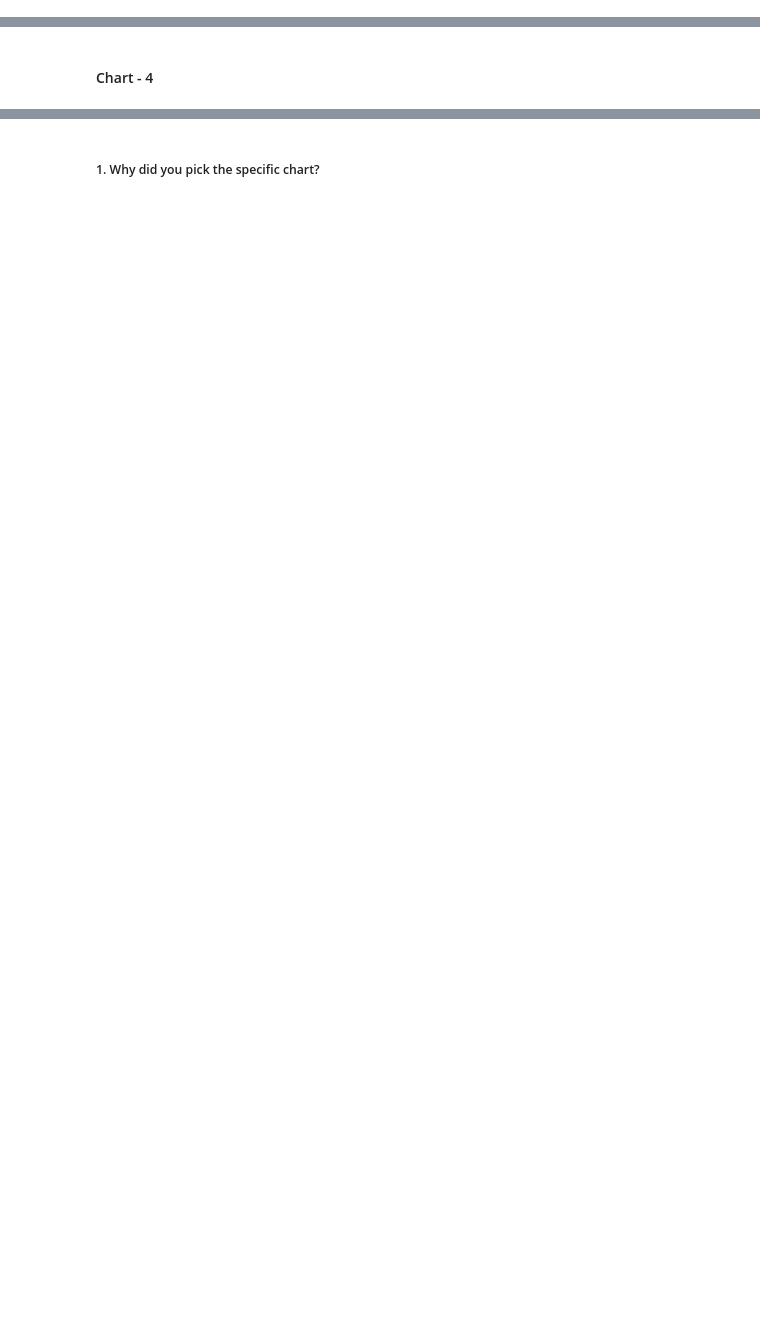
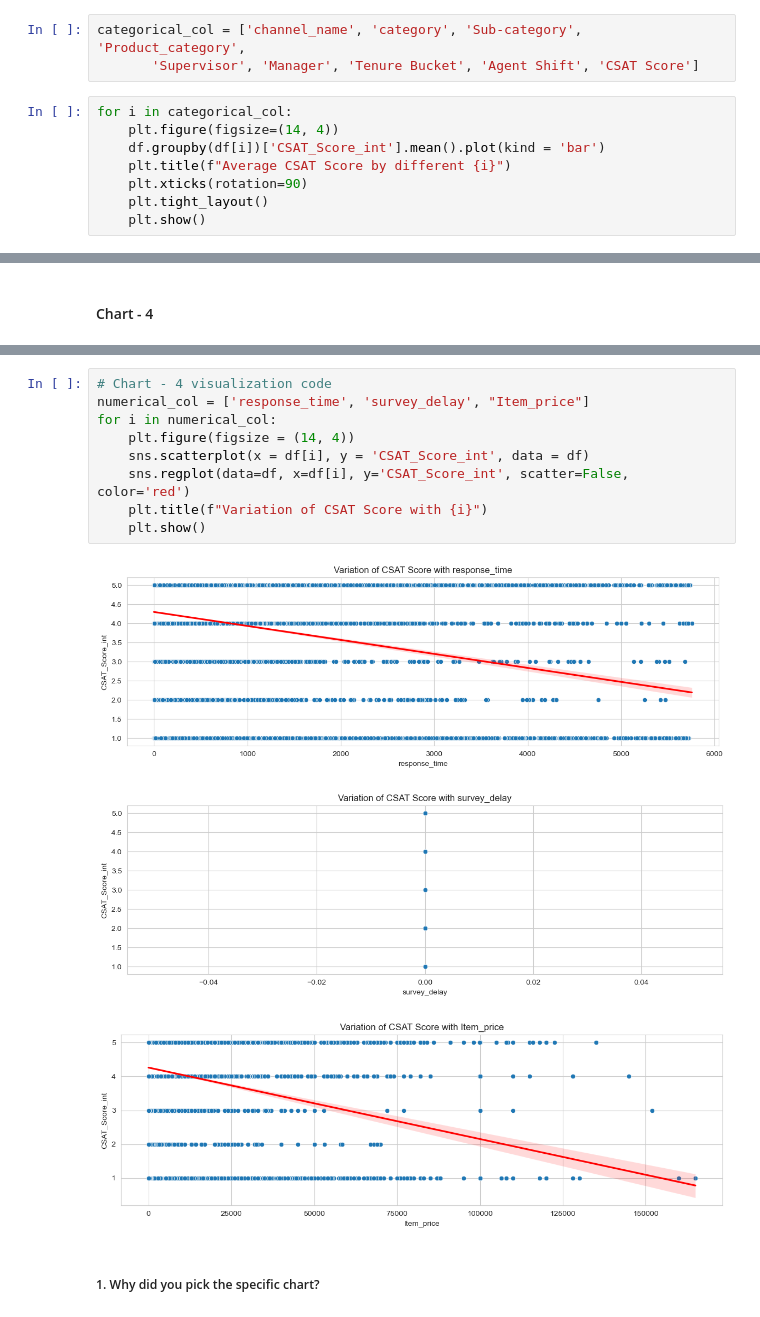
Before and after one commit to Jay-mishra04/Capstone-Project-Deep-Learning-, a Jupyter notebook: CSAT.ipynb, the cells around one changed output, grey strips where cells are left out. Saved outputs shown, nothing was run; the diff lists cells and outputs as text; blank space fills up the shorter version.

```diff
--- a/CSAT.ipynb
+++ b/CSAT.ipynb
@@ -185,0 +855,11 @@ Answer Here
+# %%
+categorical_col = ['channel_name', 'category', 'Sub-category', 'Product_category',
+       'Supervisor', 'Manager', 'Tenure Bucket', 'Agent Shift', 'CSAT Score']
+# %%
+for i in categorical_col:
+    plt.figure(figsize=(14, 4))
+    df.groupby(df[i])['CSAT_Score_int'].mean().plot(kind = 'bar')
+    plt.title(f"Average CSAT Score by different {i}")
+    plt.xticks(rotation=90)
+    plt.tight_layout()
+    plt.show()
@@ -203,2 +914,15 @@ Answer Here
+# %%
+# Chart - 4 visualization code
+numerical_col = ['response_time', 'survey_delay', "Item_price"]
+for i in numerical_col:
+    plt.figure(figsize = (14, 4))
+    sns.scatterplot(x = df[i], y = 'CSAT_Score_int', data = df)
+    sns.regplot(data=df, x=df[i], y='CSAT_Score_int', scatter=False, color='red')
+    plt.title(f"Variation of CSAT Score with {i}")
+    plt.show()
+# %% [output]
+[figure, added]
+[figure, added]
+[figure, added]
 # %% [markdown]
 ##### 1. Why did you pick the specific chart?
```
Also changed, not shown: parts of 230 cells of this notebook.
